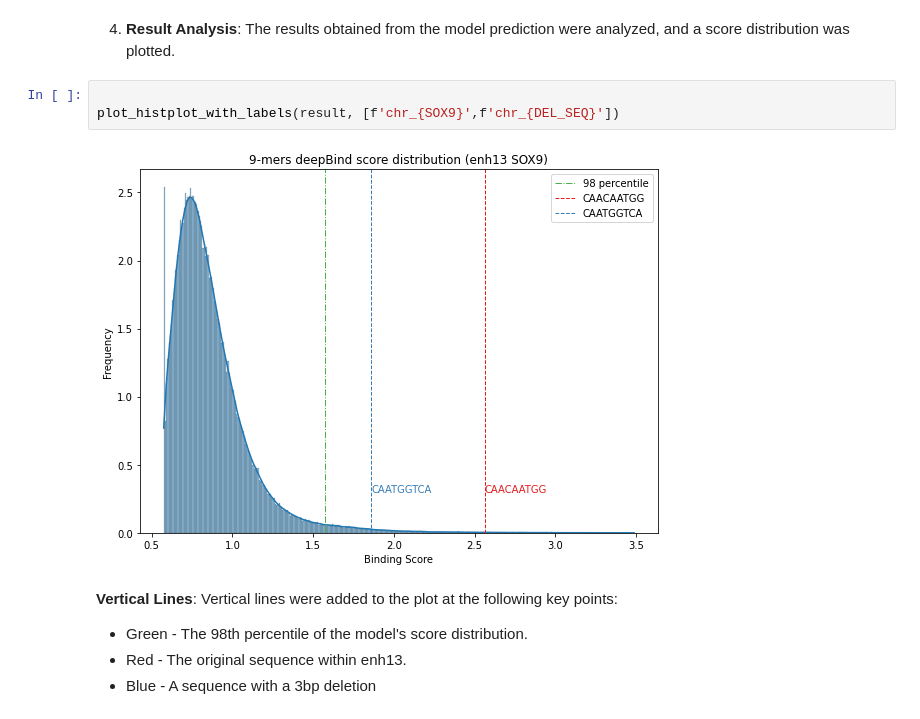
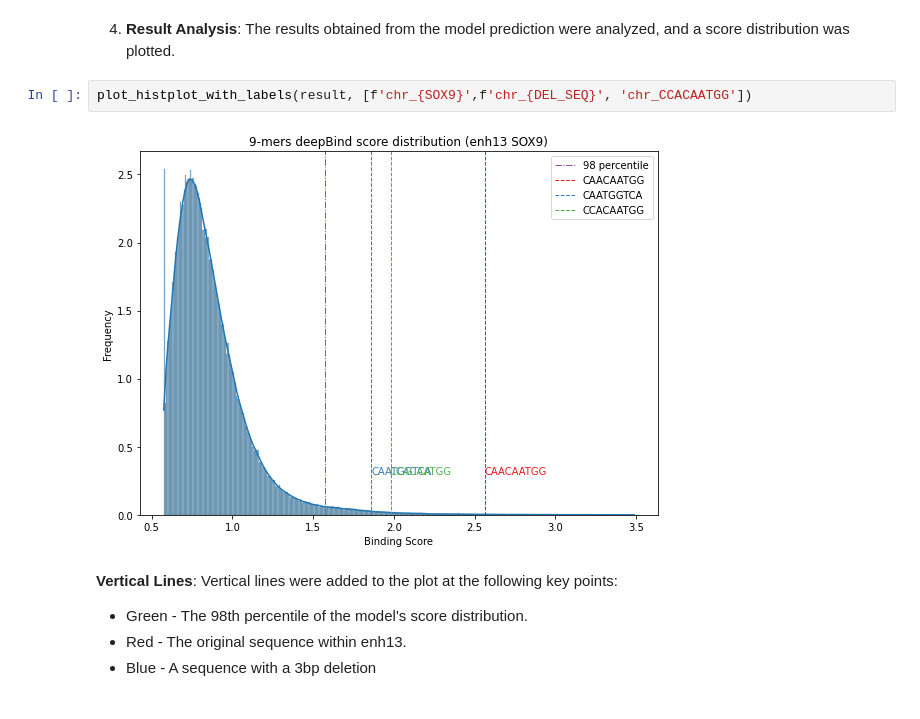
Before and after one commit to Toozig/WGS_DSD-deepBind, a Jupyter notebook: enh13_SOX9_binding_analysis.ipynb, the cells around one changed output. Saved outputs shown, nothing was run; the diff lists cells and outputs as text.

```diff
--- a/enh13_SOX9_binding_analysis.ipynb
+++ b/enh13_SOX9_binding_analysis.ipynb
@@ -105,10 +105,9 @@ display(result.head())
 # %% [markdown]
 4. **Result Analysis**: The results obtained from the model prediction were analyzed, and a score distribution was plotted.
 # %%
-
-plot_histplot_with_labels(result, [f'chr_{SOX9}',f'chr_{DEL_SEQ}'])
+plot_histplot_with_labels(result, [f'chr_{SOX9}',f'chr_{DEL_SEQ}', 'chr_CCACAATGG'])
 # %% [output]
-[figure, old version]
+[figure, new version]
 # %% [markdown]
 **Vertical Lines**: Vertical lines were added to the plot at the following key points:
    - Green - The 98th percentile of the model's score distribution.
```
